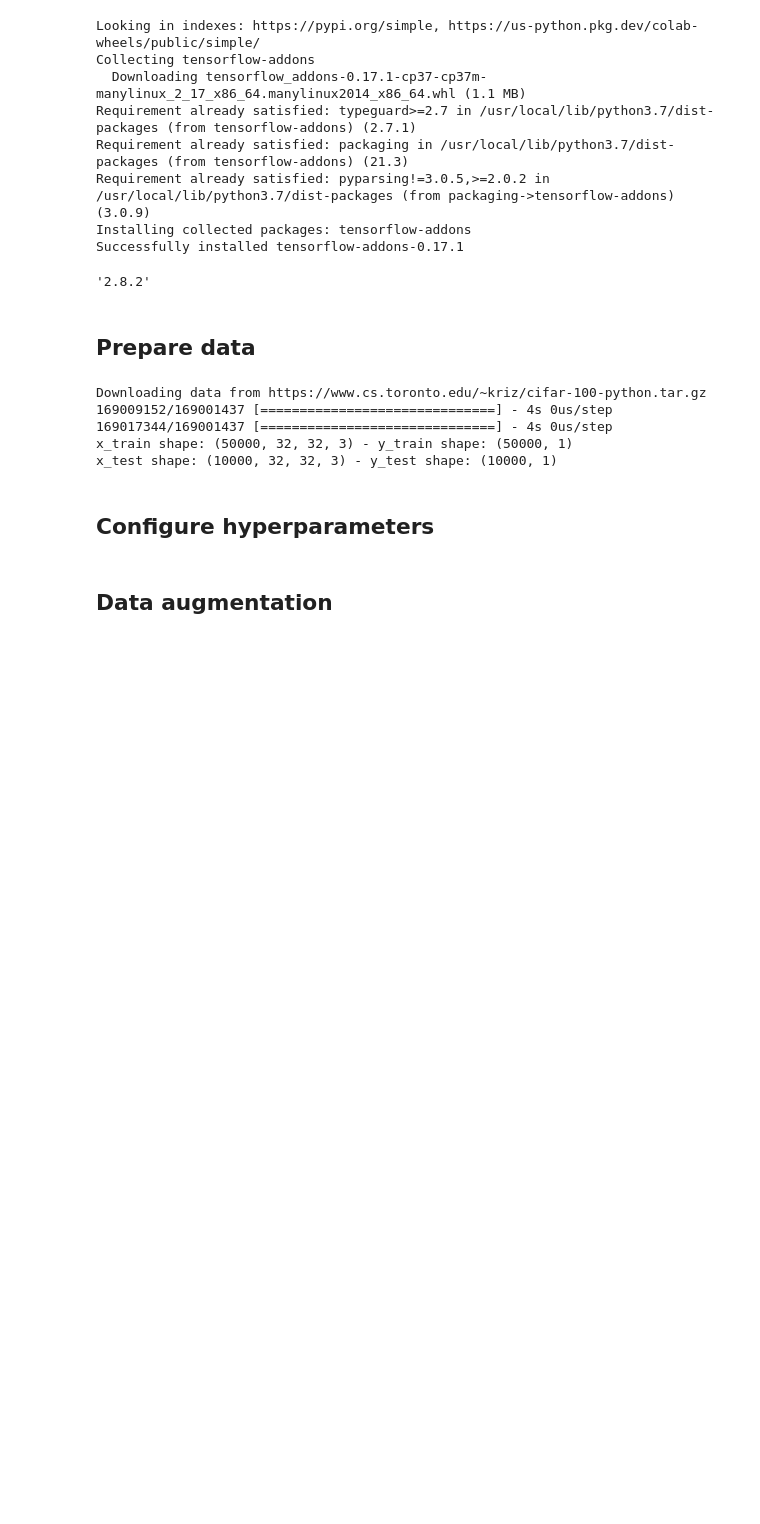
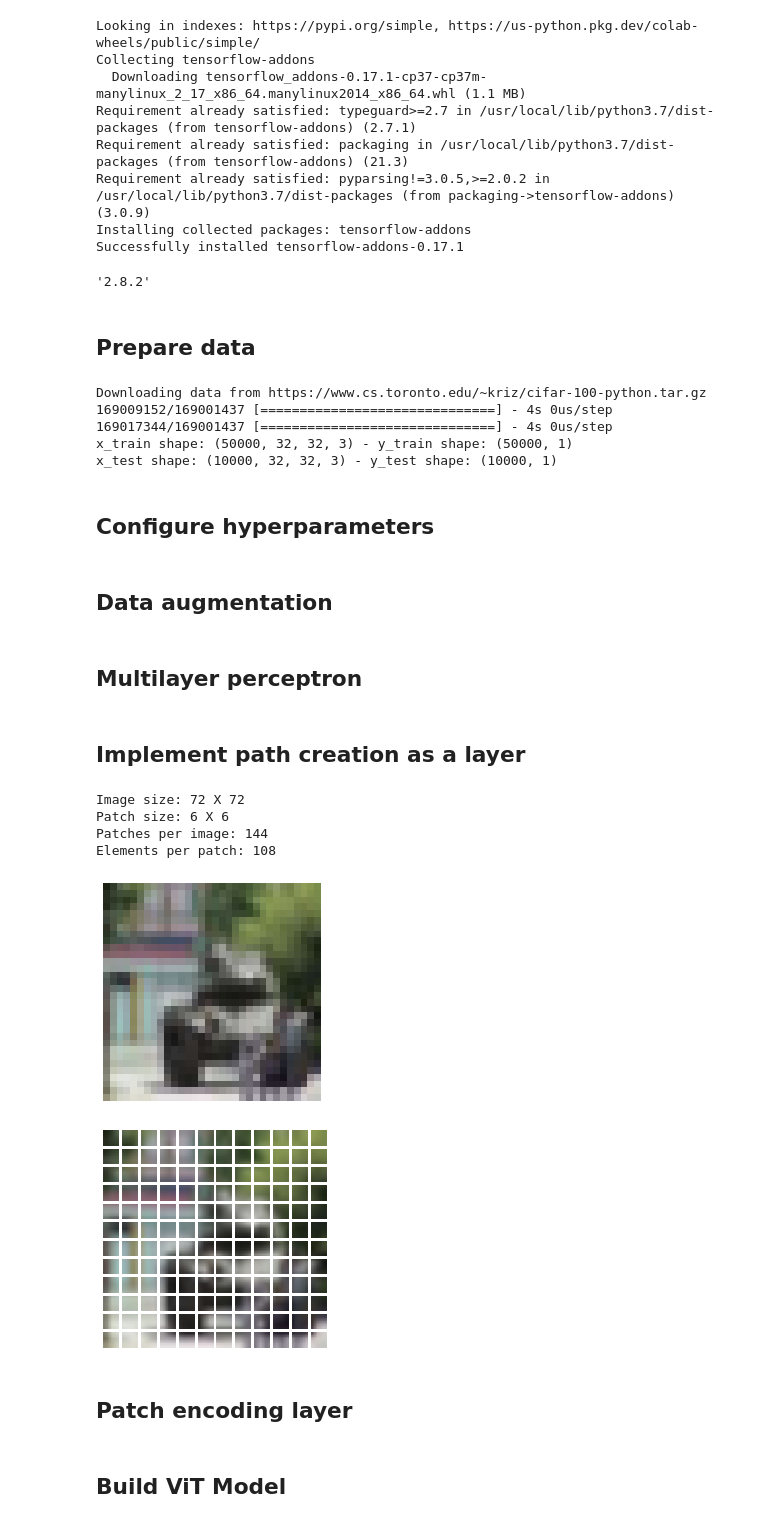
Before and after one commit to manuel-suarez/tensorflow_examples, a Jupyter notebook: Image_classification_with_Vision_Transformer.ipynb, the cells around one changed output. Saved outputs shown, nothing was run; the diff lists cells and outputs as text; code cells hidden in the pictures; blank space fills up the shorter version.

Commit message:
Patch layers and ViT model

```diff
--- a/Image_classification_with_Vision_Transformer.ipynb
+++ b/Image_classification_with_Vision_Transformer.ipynb
@@ -74,3 +74,5 @@ data_augmentation = keras.Sequential(
 )
 # Compute the mean and the variance of the training data for normalization.
 data_augmentation.layers[0].adapt(x_train)
+# %% [markdown]
+## Multilayer perceptron
@@ -76,0 +85,53 @@ data_augmentation.layers[0].adapt(x_train)
+# %% [markdown]
+## Implement path creation as a layer
+# %%
+class Patches(layers.Layer):
+    def __init__(self, patch_size):
+        super(Patches, self).__init__()
+        self.patch_size = patch_size
+
+    def call(self, images):
+        batch_size = tf.shape(images)[0]
+        patches = tf.image.extract_patches(
+            images=images,
+            sizes=[1, self.patch_size, self.patch_size, 1],
+            strides=[1, self.patch_size, self.patch_size, 1],
+            rates=[1, 1, 1, 1],
+            padding="VALID",
+        )
+        patch_dims = patches.shape[-1]
+        patches = tf.reshape(patches, [batch_size, -1, patch_dims])
+        return patches
+# %%
+import matplotlib.pyplot as plt
+
+plt.figure(figsize=(4, 4))
+image = x_train[np.random.choice(range(x_train.shape[0]))]
+plt.imshow(image.astype("uint8"))
+plt.axis("off")
+
+resized_image = tf.image.resize(
+    tf.convert_to_tensor([image]), size=(image_size, image_size)
+)
+patches = Patches(patch_size)(resized_image)
+print(f"Image size: {image_size} X {image_size}")
+print(f"Patch size: {patch_size} X {patch_size}")
+print(f"Patches per image: {patches.shape[1]}")
+print(f"Elements per patch: {patches.shape[-1]}")
+
+n = int(np.sqrt(patches.shape[1]))
+plt.figure(figsize=(4, 4))
+for i, patch in enumerate(patches[0]):
+    ax = plt.subplot(n, n, i + 1)
+    patch_img = tf.reshape(patch, (patch_size, patch_size, 3))
+    plt.imshow(patch_img.numpy().astype("uint8"))
+    plt.axis("off")
+# %% [output]
+Image size: 72 X 72
+Patch size: 6 X 6
+Patches per image: 144
+Elements per patch: 108
+[figure, added]
+[figure, added]
+# %% [markdown]
+## Patch encoding layer
@@ -76,0 +152,2 @@ data_augmentation.layers[0].adapt(x_train)
+# %% [markdown]
+## Build ViT Model
```
Also changed, not shown: parts of 3 cells of this notebook.
